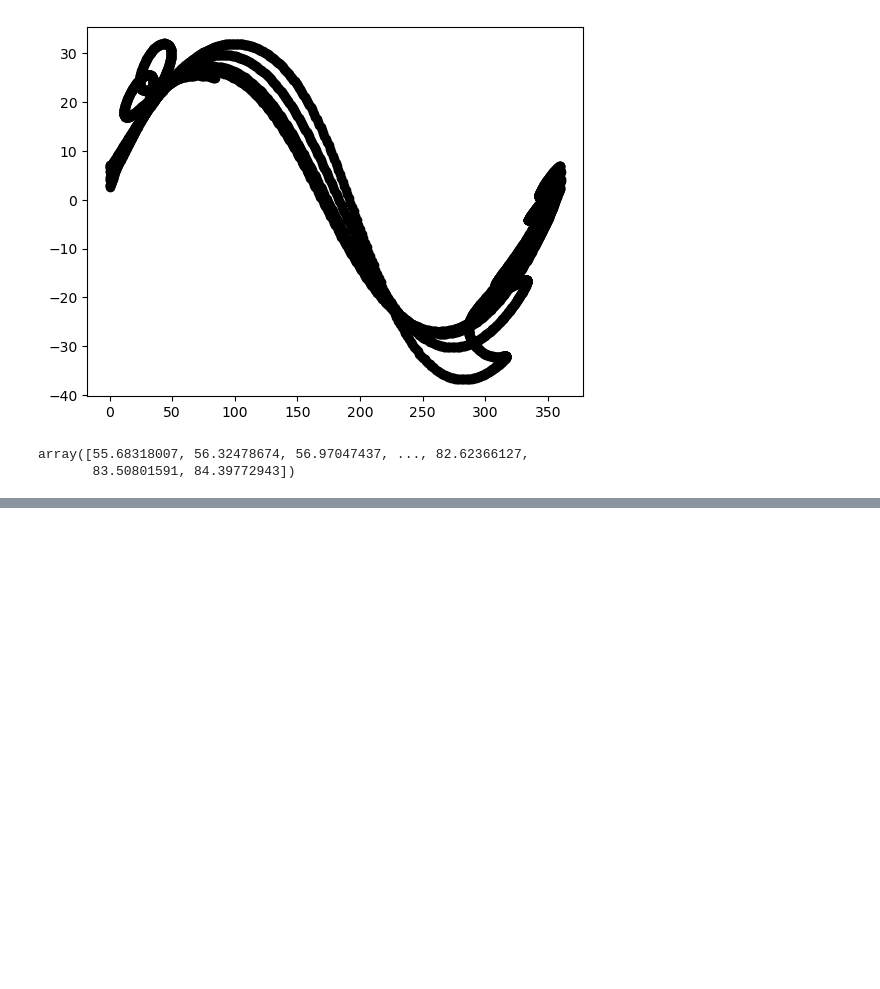
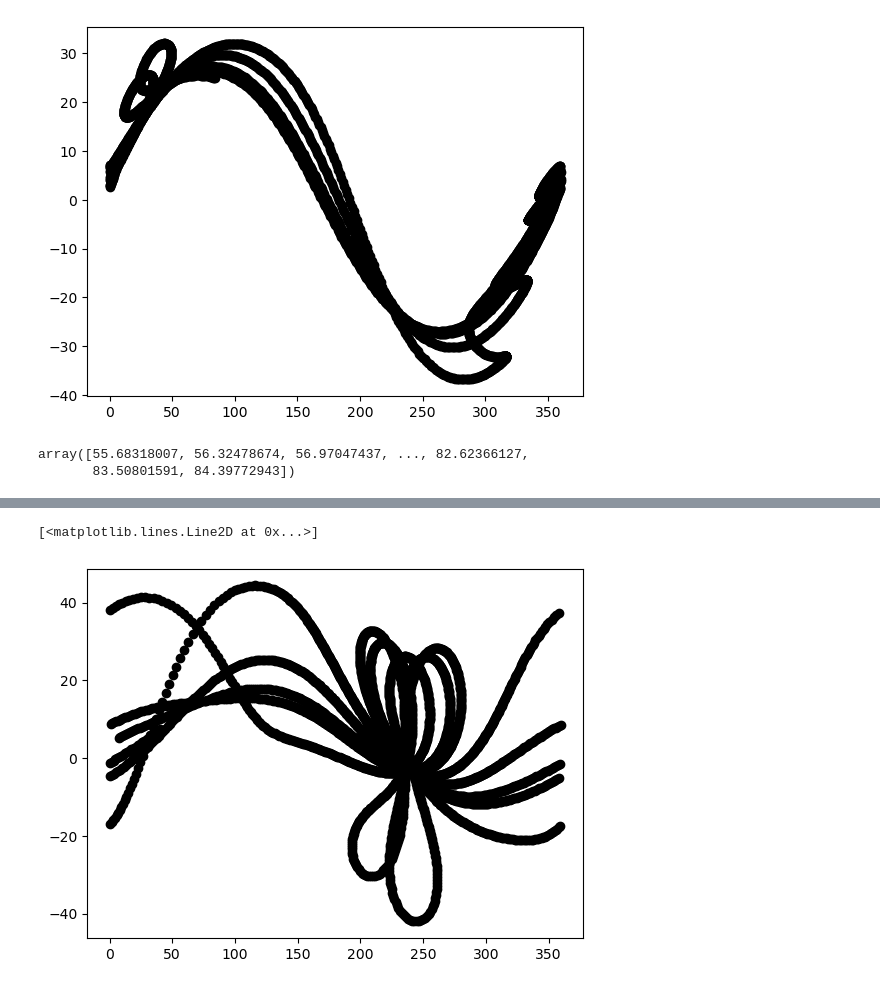
Before and after one commit to yoachim/23_Scratch, a Jupyter notebook: skyfield_sso/skyfield_sso.ipynb, the cells around one changed output, grey strips where cells are left out. Saved outputs shown, nothing was run; the diff lists cells and outputs as text; code cells hidden in the pictures; blank space fills up the shorter version.

```diff
--- a/skyfield_sso/skyfield_sso.ipynb
+++ b/skyfield_sso/skyfield_sso.ipynb
@@ -203,0 +172,5 @@ n_body_ephems = oo.generate_ephemerides(eph_times, 'nbody')
+# %%
+plt.plot(n_body_ephems['ra'][0], n_body_ephems['dec'][0], 'ko')
+# %% [output]
+[<matplotlib.lines.Line2D at 0x...>]
+[figure, added]
```
Also changed, not shown: parts of 14 cells of this notebook.
